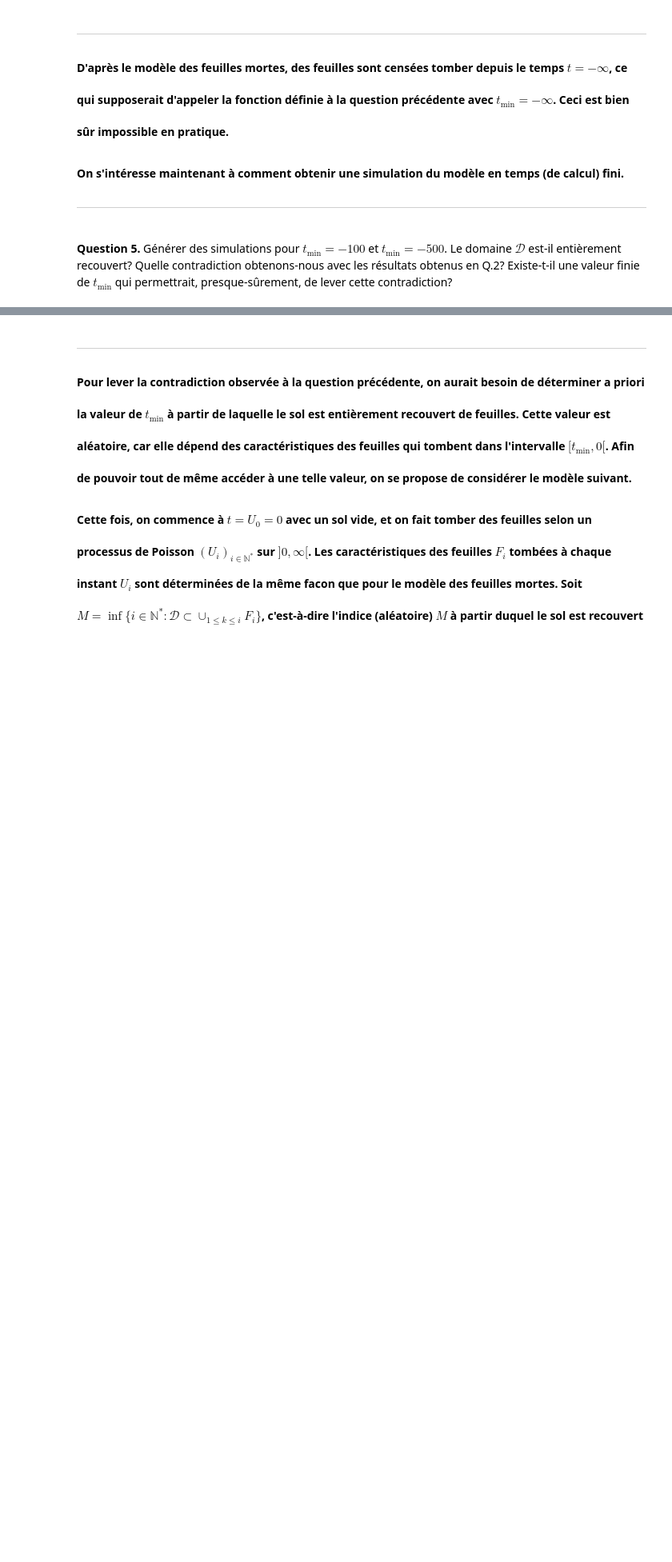
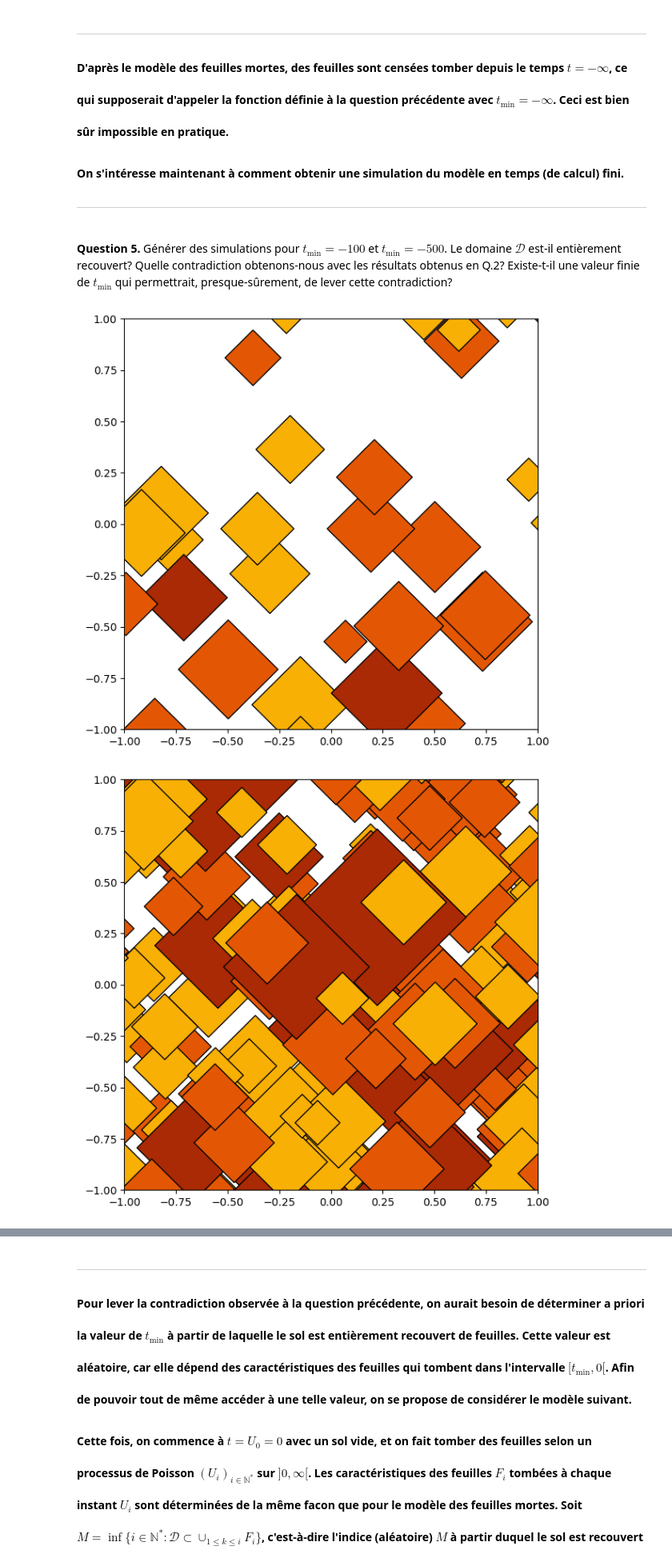
Before and after one commit to comemazelier/projet_proba, a Jupyter notebook: PN_Probas_24-25_VF-2.ipynb, the cells around one changed output, grey strips where cells are left out. Shown: that part at 80% size. Cells and saved outputs as stored; diff of their text form; code cells hidden in the pictures; blank space fills up the shorter version.

```diff
--- a/PN_Probas_24-25_VF-2.ipynb
+++ b/PN_Probas_24-25_VF-2.ipynb
@@ -579,6 +614,6 @@ theta=1
 **Question 4.a.** Implémenter une fonction permettant de simuler la taille d'une feuille étant donnée sa couleur $i$, et les vecteurs $a,b\in\R^3$ définis à Q.3.b.
 # %%
 def simTaille(i,a,b):
-    ## COMPLETER ###
+    return np.random.uniform(a[i], b[i])
 # %% [markdown]
 **Question 4.b.** Implémenter une fonction permettant de simuler la couleur d'une feuille étant donné le vecteur $p\in\R^3$ contenant les probabilités $p_i=\mathbb{P}(c(F)=i)$.
@@ -588,2 +620,10 @@ def simCouleur(p):
+# %%
+def simCouleur(p):
+    u = np.random.uniform()
+    F_p, i = p[0], 0
+    while u > F_p :
+        i += 1
+        F_p += p[i]
+    return i
 # %% [markdown]
 **Question 4.c.** Implémenter une fonction permettant de simuler la position d'une feuille étant donné le domaine $\mathcal{D}_{ext}$.
@@ -593,3 +630,8 @@ def simPosition(Dext):
+# %%
+def simPosition(Dext): #chi(F) suit une loi uniforme sur Dext = [D[0], D[1]]^2
+    x = np.random.uniform(Dext[0], Dext[1])
+    y = np.random.uniform(Dext[0], Dext[1])
+    return x, y
 # %% [markdown]
 **Question 4.d.** Implémenter une fonction permettant de simuler le temps d'arrivée et les caractéristiques des feuilles tombant dans l'intervalle $[t_{\min},0[$, étant donnée une valeur de $t_{\min}<0$. La fonction devra retourner un tableau dont les colonnes contiennent, dans l'ordre, le temps d'arrivée, la position,la taille et la couleur des feuilles. On veillera à ce que les temps d'arrivées soient ordonnés dans l'ordre croissant.
 
@@ -600,3 +639,15 @@ def simFeuilles(t_min,theta,p,a,b,Dext):
+# %%
+def simFeuilles(t_min,theta,p,a,b,Dext):
+    temps_arrivee = simTempsArrivee(t_min,theta)
+
+    Sim = []
+
+    for i in range(len(temps_arrivee)):
+        x,y = simPosition(Dext)
+        couleur = simCouleur(p)
+        taille = simTaille(couleur,a,b)
+        Sim.append( [temps_arrivee[i],x,y,taille,couleur])
+    return np.array(Sim)
 # %% [markdown]
 <h1 style="font-family: Georgia, serif;font-size: 1em;margin-left: 3em;margin-right: 4em;">
 
@@ -614,12 +665,15 @@ On s'intéresse maintenant à comment obtenir une simulation du modèle en temps
 # %%
 # Test: Simulation de tapis de feuilles
 
 ## t_min = -100
-Sim_m100=## COMPLETER ###
+Sim_m100= simFeuilles(t_min= -100, theta=theta,p=p,a=a,b=b,Dext=Dext)
 ## Plot
 plotSim(Sim_m100)
 
 ## t_min = -500
-Sim_m500=## COMPLETER ###
+Sim_m500=simFeuilles(t_min= -500, theta=theta,p=p,a=a,b=b,Dext=Dext)
 ## Plot
 plotSim(Sim_m500)
+# %% [output]
+[figure, added]
+[figure, added]
```
Also changed, not shown: parts of 32 cells of this notebook.
